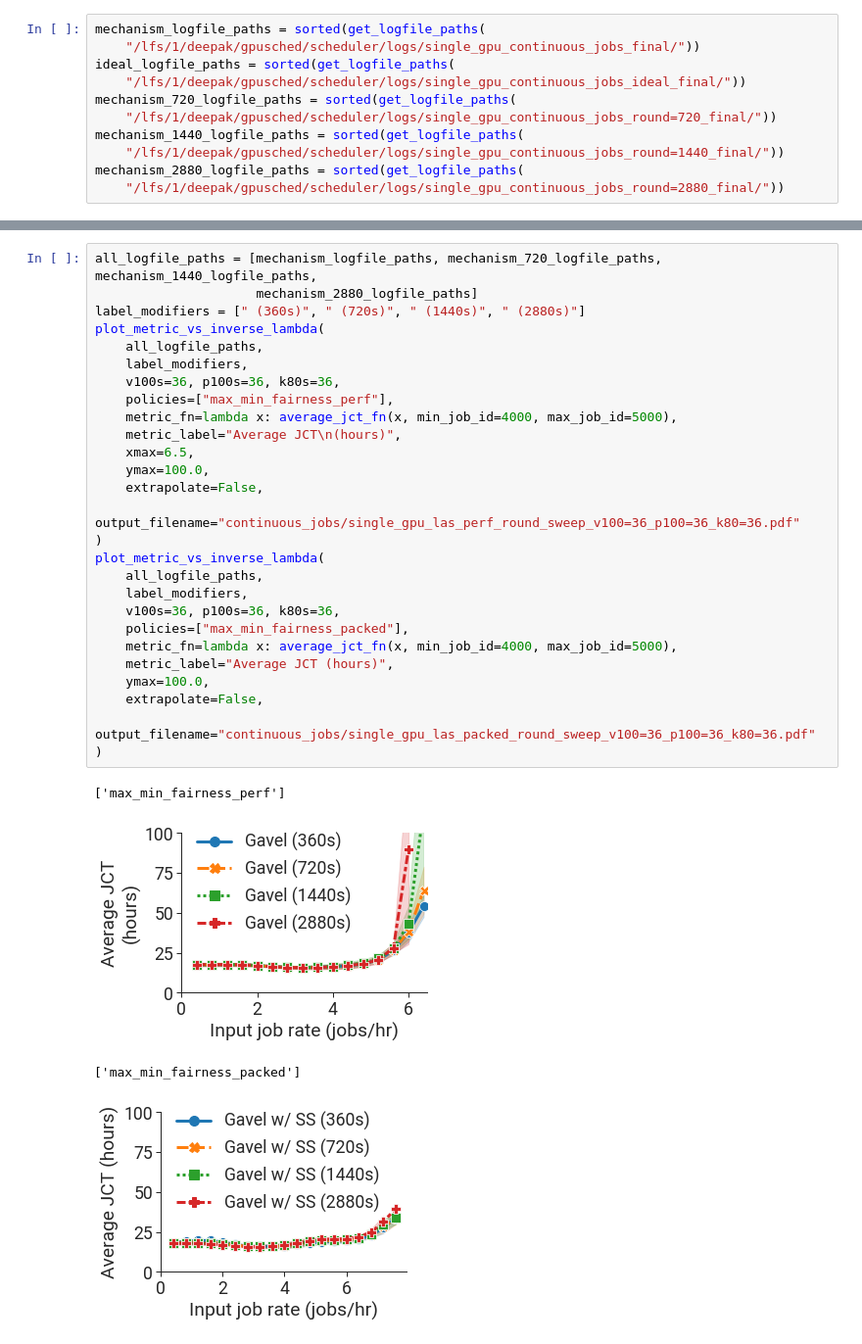
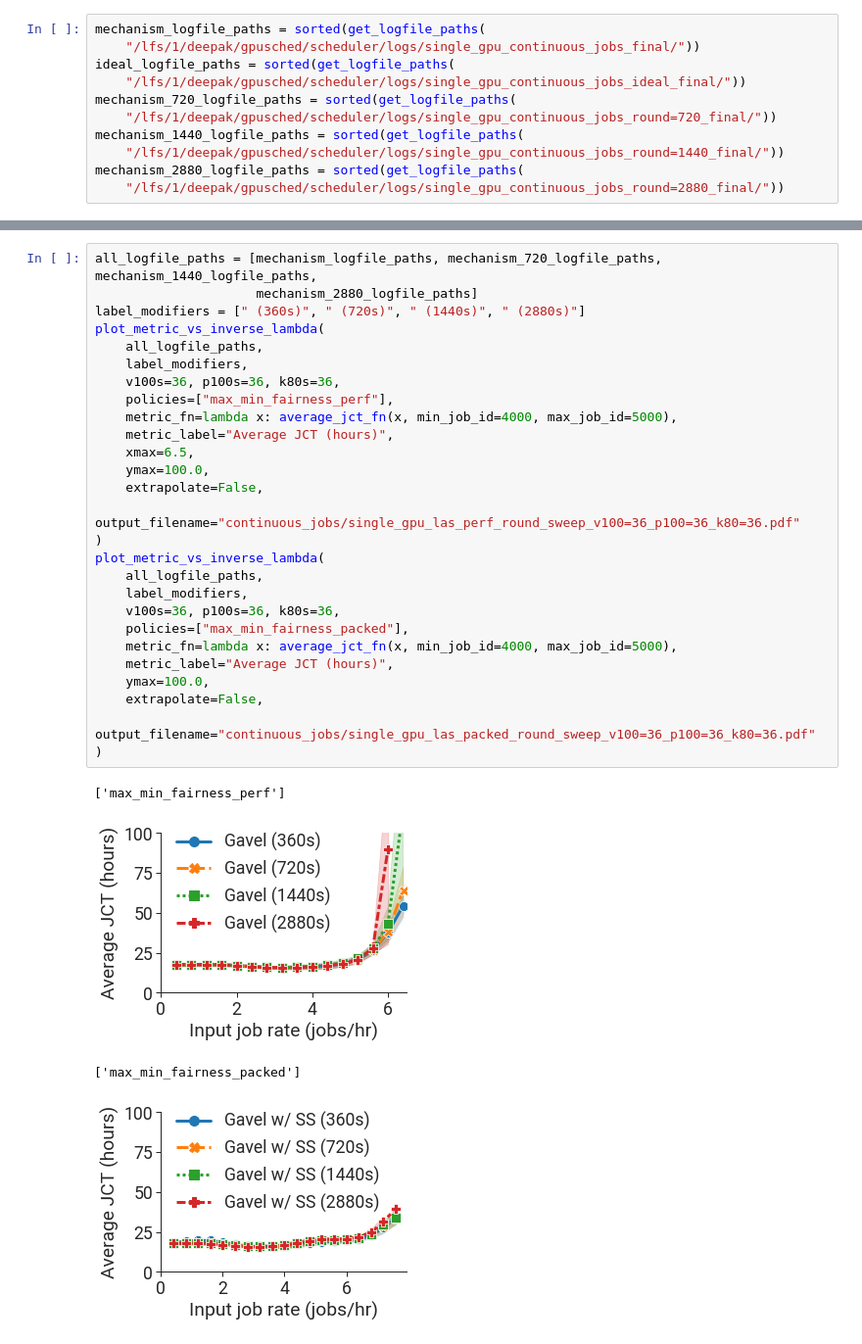
Before and after one commit to stanford-futuredata/gavel, a Jupyter notebook: scheduler/notebooks/figures/evaluation/continuous_jobs_ideal.ipynb, the cells around one changed output, grey strips where cells are left out. Shown at 98% size. Drawn from its saved outputs; the diff is of its cells as text.

```diff
--- a/scheduler/notebooks/figures/evaluation/continuous_jobs_ideal.ipynb
+++ b/scheduler/notebooks/figures/evaluation/continuous_jobs_ideal.ipynb
@@ -186,32 +186,32 @@ plot_metric_vs_inverse_lambda(
 # %%
 all_logfile_paths = [mechanism_logfile_paths, mechanism_720_logfile_paths, mechanism_1440_logfile_paths,
                      mechanism_2880_logfile_paths]
 label_modifiers = [" (360s)", " (720s)", " (1440s)", " (2880s)"]
 plot_metric_vs_inverse_lambda(
     all_logfile_paths,
     label_modifiers,
     v100s=36, p100s=36, k80s=36,
     policies=["max_min_fairness_perf"],
     metric_fn=lambda x: average_jct_fn(x, min_job_id=4000, max_job_id=5000),
-    metric_label="Average JCT\n(hours)",
+    metric_label="Average JCT (hours)",
     xmax=6.5,
     ymax=100.0,
     extrapolate=False,
     output_filename="continuous_jobs/single_gpu_las_perf_round_sweep_v100=36_p100=36_k80=36.pdf"
 )
 plot_metric_vs_inverse_lambda(
     all_logfile_paths,
     label_modifiers,
     v100s=36, p100s=36, k80s=36,
     policies=["max_min_fairness_packed"],
     metric_fn=lambda x: average_jct_fn(x, min_job_id=4000, max_job_id=5000),
     metric_label="Average JCT (hours)",
     ymax=100.0,
     extrapolate=False,
     output_filename="continuous_jobs/single_gpu_las_packed_round_sweep_v100=36_p100=36_k80=36.pdf"
 )
 # %% [output]
 ['max_min_fairness_perf']
-[figure, old version]
+[figure, new version]
 ['max_min_fairness_packed']
 [figure]
```
Also changed, not shown: parts of 1 cell of this notebook, 3 other files.
